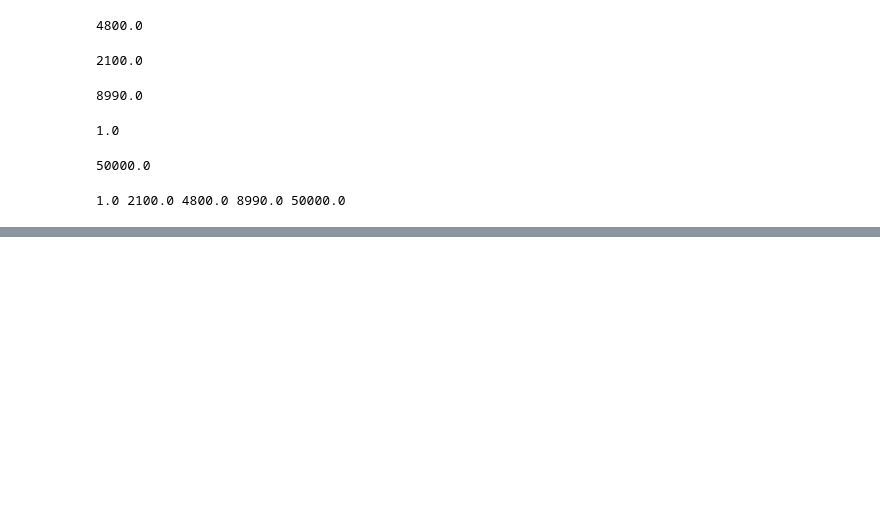
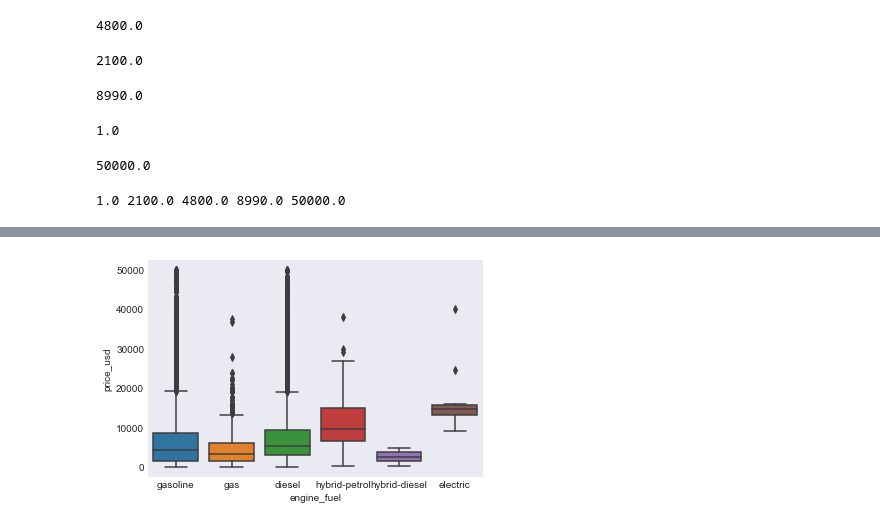
Before and after one commit to p-aguila/2022_ciencia-de-datos, a Jupyter notebook: 2021_12_27.ipynb, the cells around one changed output, grey strips where cells are left out. Cells and saved outputs as stored; diff of their text form; code cells hidden in the pictures; blank space fills up the shorter version.

Commit message:
Nueva data y tarea

```diff
--- a/2021_12_27.ipynb
+++ b/2021_12_27.ipynb
@@ -398,0 +416,6 @@ print(min_val, q1, mediana, q3, max_val)
+# %%
+# saber donde se concentran los outliers
+sns.boxplot(x = 'engine_fuel', y = 'price_usd', data = df)
+plt.show()
+# %% [output]
+[figure, added]
```
Also changed, not shown: parts of 4 cells of this notebook, 3 other files.
